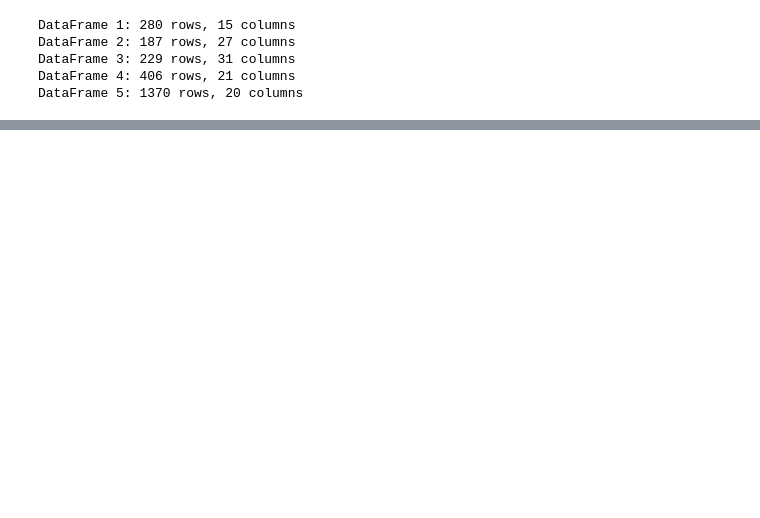
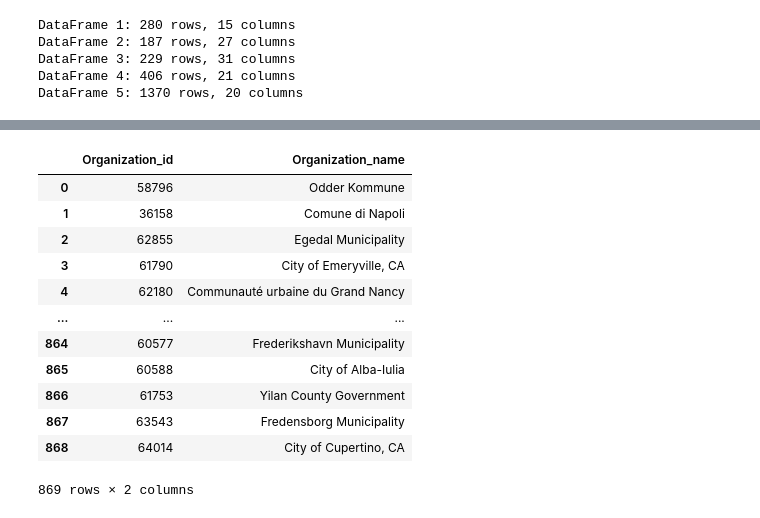
Before and after one commit to Gruppe-H/DB_assignment1, a Jupyter notebook: Dataset Cleanup.ipynb, the cells around one changed output, grey strips where cells are left out. Drawn from its saved outputs; the diff is of its cells as text; code cells hidden in the pictures; blank space fills up the shorter version.

```diff
--- a/Dataset Cleanup.ipynb
+++ b/Dataset Cleanup.ipynb
@@ -47,0 +94,7 @@ df4.head(1)
+# %%
+# Group by 'Organization Number' and filter to find duplicates with different 'Organization Name'
+duplicate_org_numbers = newdf.groupby(org_no).filter(lambda x: x[org_name].nunique() > 1)
+
+# To see each 'Organization Number' with its associated 'Organization Names'
+duplicates_summary = duplicate_org_numbers.groupby(org_no)[org_name].unique()
+print(duplicates_summary)
@@ -47,0 +115,10 @@ df4.head(1)
+# %%
+# Function to return the row with the longest 'Organization Name' for each 'Organization Number'
+def keep_longest_name(group):
+    lengths = group[org_name].str.len()  # Get the length of each organization name
+    return group.loc[lengths.idxmax()]  # Return the row with the longest organization name
+
+# Apply the function to each group of duplicates
+longest_names_df = duplicate_org_numbers.groupby(org_no).apply(keep_longest_name).reset_index(drop=True)
+print(longest_names_df)
+# Now, longest_names_df contains only the rows with the longest 'Organization Name' for each 'Organization Number'
@@ -47,0 +140,25 @@ df4.head(1)
+# %%
+# Step 1: Drop rows in newdf that have a matching 'Organization Number' in longest_names_df
+org_numbers_to_remove = longest_names_df[org_no].unique()
+newdf_filtered = newdf[~newdf[org_no].isin(org_numbers_to_remove)]
+
+# Step 2: Concatenate newdf_filtered and longest_names_df
+final_df = pd.concat([newdf_filtered, longest_names_df], ignore_index=True)
+final_df
+
+# final_df now contains the original data from newdf with duplicates removed,
+# and replaced by the rows with the longest 'Organization Name' for each 'Organization Number'
+# %% [output]
+|  | Organization_id | Organization_name |
+| 0 | 58796 | Odder Kommune |
+| 1 | 36158 | Comune di Napoli |
+| 2 | 62855 | Egedal Municipality |
+| 3 | 61790 | City of Emeryville, CA |
+| 4 | 62180 | Communauté urbaine du Grand Nancy |
+| ... | ... | ... |
+| 864 | 60577 | Frederikshavn Municipality |
+| 865 | 60588 | City of Alba-Iulia |
+| 866 | 61753 | Yilan County Government |
+| 867 | 63543 | Fredensborg Municipality |
+| 868 | 64014 | City of Cupertino, CA |
+869 rows × 2 columns
```
Also changed, not shown: parts of 38 cells of this notebook.
